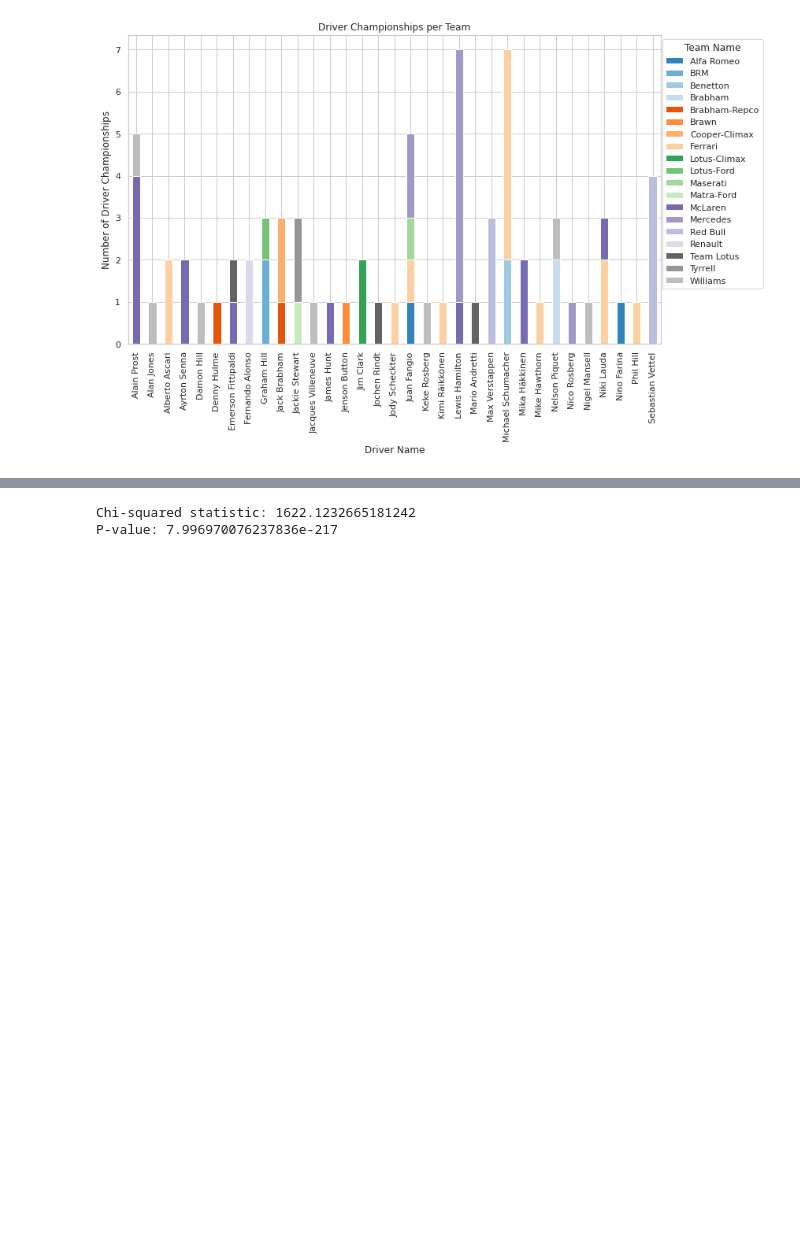
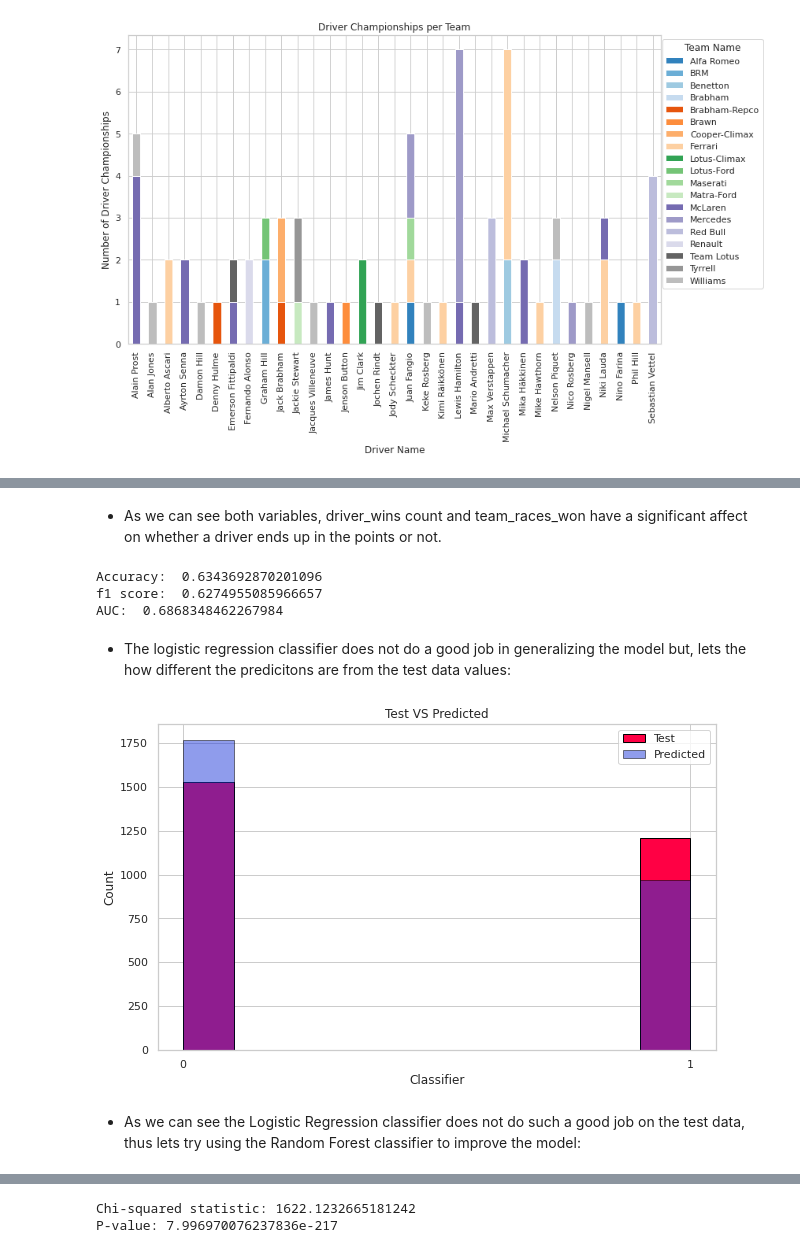
Before and after one commit to Nandini1521/CCproject, a Jupyter notebook: Cloud_project.ipynb, the cells around one changed output, grey strips where cells are left out. Drawn from its saved outputs; the diff is of its cells as text; code cells hidden in the pictures; blank space fills up the shorter version.

```diff
--- a/Cloud_project.ipynb
+++ b/Cloud_project.ipynb
@@ -460,0 +497,8 @@ plt.show()
+# %%
+# Join this new DataFrame with the original result_df
+result_df = result_df.join(team_races_won_df, on="constructorId", how="left")
+
+result_df= result_df.withColumn("Classifier", F.when(result_df["points"] > 0, 1)
+                                     .otherwise(0))
+# Show the DataFrame with the new column
+#result_df.head(5)
@@ -460,0 +545,65 @@ plt.show()
+# %% [markdown]
+- As we can see both variables, driver_wins count and team_races_won have a significant affect on whether a driver ends up in the points or not.
+# %%
+from pyspark.ml.feature import VectorAssembler
+from pyspark.ml.classification import LogisticRegression
+from pyspark.ml.evaluation import BinaryClassificationEvaluator
+from pyspark.ml.evaluation import MulticlassClassificationEvaluator
+
+
+feature_columns = ["driver_wins_count", "team_races_won"]
+assembler = VectorAssembler(inputCols=feature_columns, outputCol="features")
+data = assembler.transform(result_df)
+
+
+data = data.withColumn("label", data["Classifier"])
+
+
+(training_data, test_data) = data.randomSplit([0.8, 0.2], seed=42)
+
+
+lr = LogisticRegression(featuresCol="features", labelCol="label")
+
+
+model = lr.fit(training_data)
+
+#predictions.head(5)
+# %%
+predictions = model.transform(test_data)
+
+
+accuracy_evaluator = MulticlassClassificationEvaluator(labelCol="Classifier", predictionCol="prediction", metricName="accuracy")
+accuracy = accuracy_evaluator.evaluate(predictions)
+print("Accuracy: ", accuracy)
+
+
+f1_evaluator = MulticlassClassificationEvaluator(labelCol="Classifier", predictionCol="prediction", metricName="f1")
+f1= f1_evaluator.evaluate(predictions)
+print("f1 score: ", f1)
+
+
+evaluator = BinaryClassificationEvaluator()
+auc = evaluator.evaluate(predictions)
+print("AUC: ", auc)
+# %% [output]
+Accuracy:  0.6343692870201096
+f1 score:  0.6274955085966657
+AUC:  0.6868348462267984
+# %% [markdown]
+- The logistic regression classifier does not do a good job in generalizing the model but, lets the how different the predicitons are from the test data values:
+# %%
+predictions_pd = model.transform(test_data).toPandas()
+plt.figure(figsize = (10,6))
+plt.hist(test_data.toPandas()["Classifier"], edgecolor = "#000000", color = "#ff0044")
+plt.hist(predictions_pd["prediction"], edgecolor = "#000000", color = "#213adb" , alpha = 0.5)
+plt.legend(["Test", "Predicted"])
+custom_ticksx = [0,1]
+plt.xticks(custom_ticksx)
+plt.ylabel("Count")
+plt.xlabel("Classifier")
+plt.title("Test VS Predicted")
+plt.show()
+# %% [output]
+[figure, added]
+# %% [markdown]
+- As we can see the Logistic Regression classifier does not do such a good job on the test data, thus lets try using the Random Forest classifier to improve the model:
```
Also changed, not shown: parts of 47 cells of this notebook.
